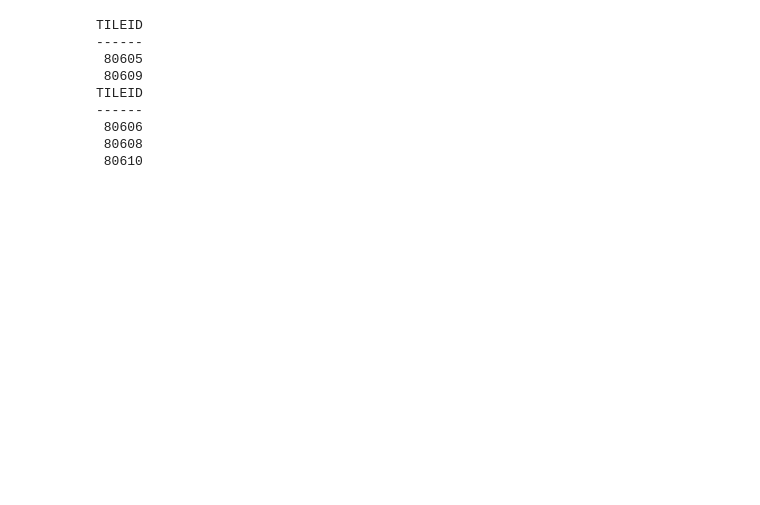
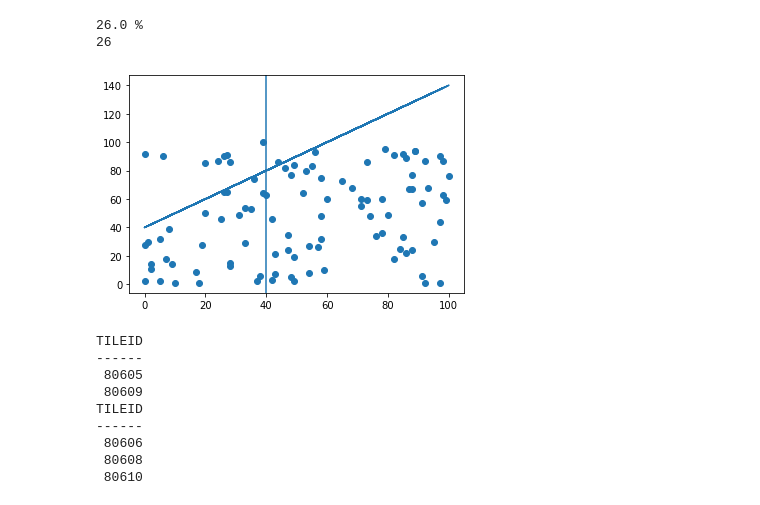
Before and after one commit to ShirshChhabra/DESIRedrock, a Jupyter notebook: Redrock.ipynb, the cells around one changed output. Drawn from its saved outputs; the diff is of its cells as text; code cells hidden in the pictures; blank space fills up the shorter version.

```diff
--- a/Redrock.ipynb
+++ b/Redrock.ipynb
@@ -24,3 +25,20 @@ from scipy.stats import norm
+# %%
+x=[]
+y=[]
+for i in range(0,100):
+    x.append(random.randint(0,100))
+    y.append(random.randint(0,100))
+x=np.array(x)
+y=np.array(y)
+plt.scatter(x,y)
+plt.plot(x,x+40)
+plt.axvline(40)
+print(len(x[(x<40)*(x>0)*(y>0)*(y<x+40)])/len(x)*100,'%')
+print(len(x[(x<40)*(x>0)*(y>0)*(y<x+40)]))
+# %% [output]
+26.0 %
+26
+[figure, added]
 # %%
 # checking which tiles have truth tables
 trutab=t.Table.read('/global/cfs/cdirs/desi/sv/vi/TruthTables/Fuji/ELG/220505_ELG_SV1_blanc_and_Fuji_v1.csv')
```
Also changed, not shown: parts of 9 cells of this notebook, 2 other files.
